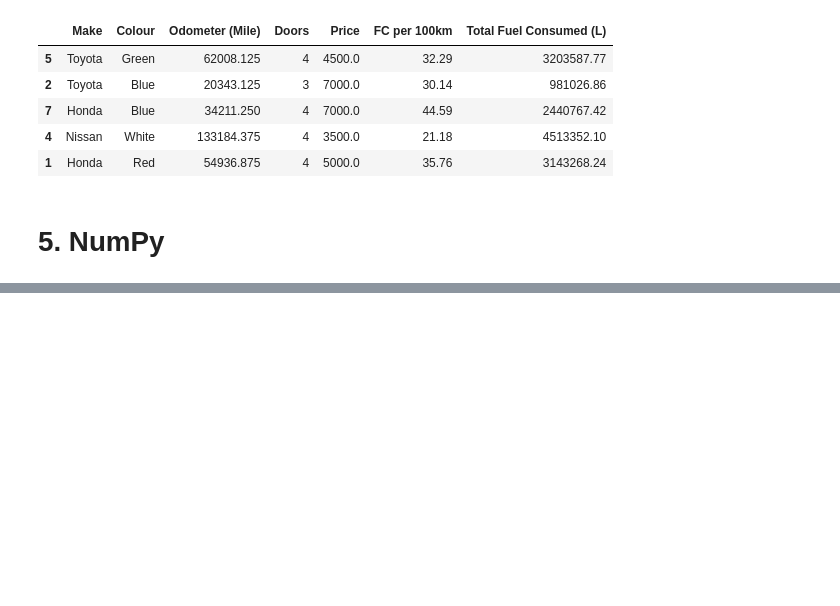
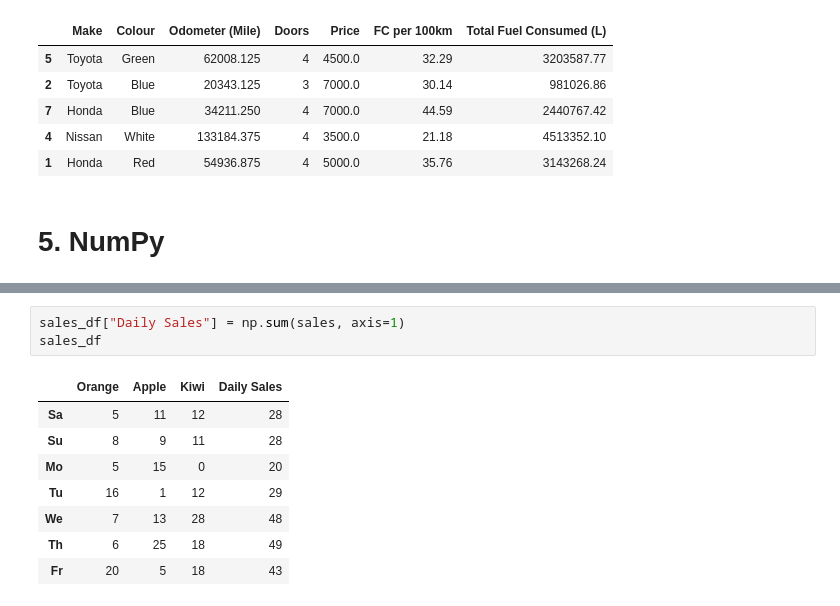
Before and after one commit to MMPSoudani/Data_Science_Notebook, a Jupyter notebook: ml_notebook.ipynb, the cells around one changed output, grey strips where cells are left out. Cells and saved outputs as stored; diff of their text form; blank space fills up the shorter version.

```diff
--- a/ml_notebook.ipynb
+++ b/ml_notebook.ipynb
@@ -944,0 +1561,12 @@ car_sales.sample(frac=0.5)
+# %%
+sales_df["Daily Sales"] = np.sum(sales, axis=1)
+sales_df
+# %% [output]
+|  | Orange | Apple | Kiwi | Daily Sales |
+| Sa | 5 | 11 | 12 | 28 |
+| Su | 8 | 9 | 11 | 28 |
+| Mo | 5 | 15 | 0 | 20 |
+| Tu | 16 | 1 | 12 | 29 |
+| We | 7 | 13 | 28 | 48 |
+| Th | 6 | 25 | 18 | 49 |
+| Fr | 20 | 5 | 18 | 43 |
```
Also changed, not shown: parts of 106 cells of this notebook, 1 other file.
